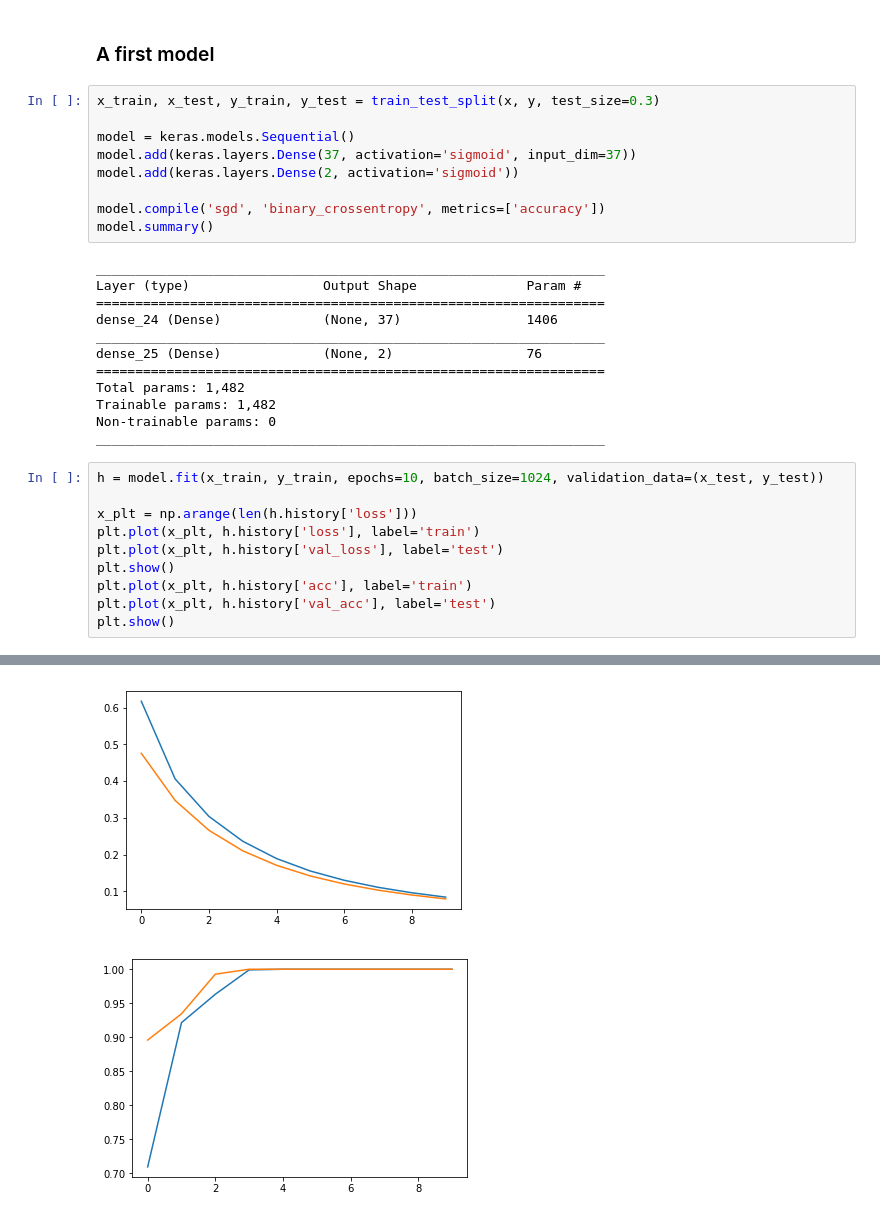
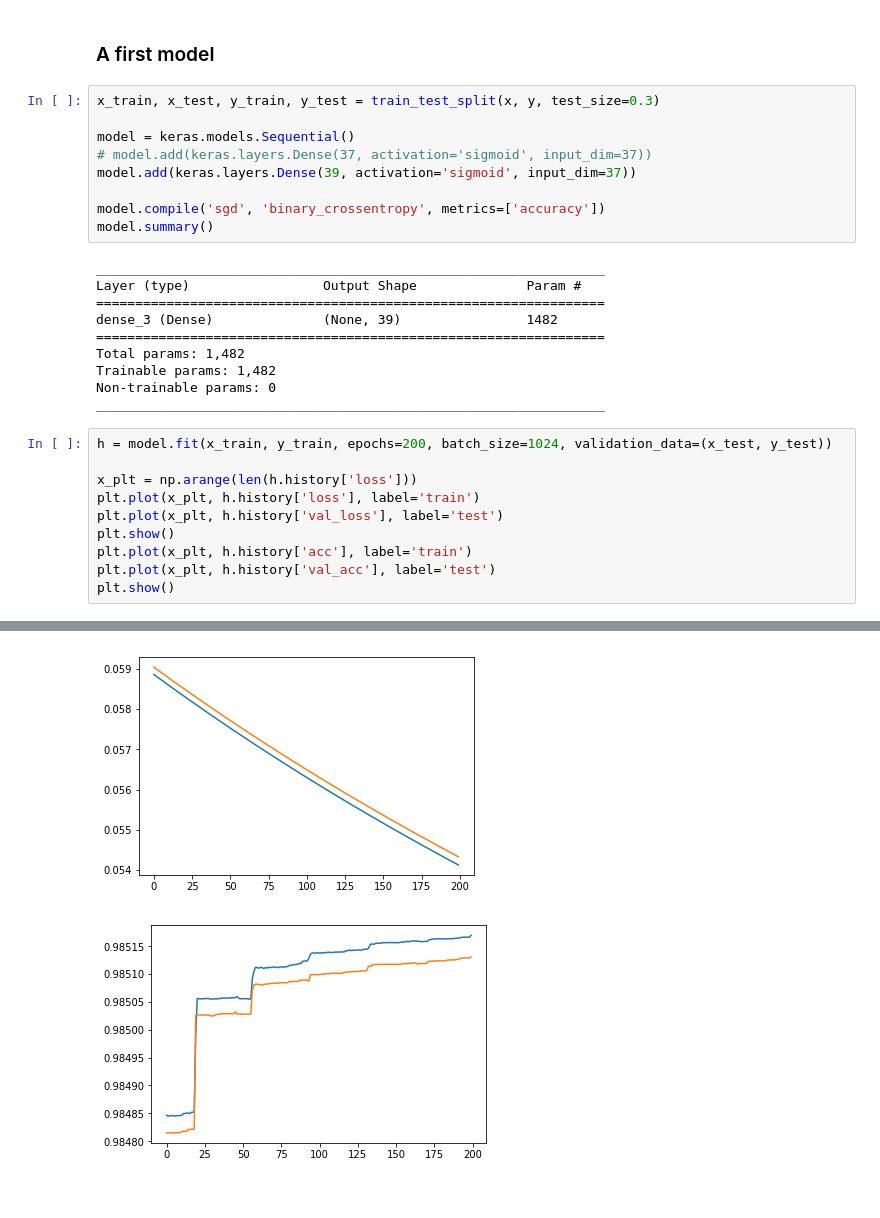
Before and after one commit to LouisGerard/Eisner, a Jupyter notebook: Eisner.ipynb, the cells around one changed output, grey strips where cells are left out. Saved outputs shown, nothing was run; the diff lists cells and outputs as text.

```diff
--- a/Eisner.ipynb
+++ b/Eisner.ipynb
@@ -161,8 +202,8 @@ x.shape, y.shape
 x_train, x_test, y_train, y_test = train_test_split(x, y, test_size=0.3)
 
 model = keras.models.Sequential()
-model.add(keras.layers.Dense(37, activation='sigmoid', input_dim=37))
-model.add(keras.layers.Dense(2, activation='sigmoid'))
+# model.add(keras.layers.Dense(37, activation='sigmoid', input_dim=37))
+model.add(keras.layers.Dense(39, activation='sigmoid', input_dim=37))
 
 model.compile('sgd', 'binary_crossentropy', metrics=['accuracy'])
 model.summary()
@@ -170,16 +211,14 @@ model.summary()
 _________________________________________________________________
 Layer (type)                 Output Shape              Param #
 =================================================================
-dense_24 (Dense)             (None, 37)                1406
-_________________________________________________________________
-dense_25 (Dense)             (None, 2)                 76
+dense_3 (Dense)              (None, 39)                1482
 =================================================================
 Total params: 1,482
 Trainable params: 1,482
 Non-trainable params: 0
 _________________________________________________________________
 # %%
-h = model.fit(x_train, y_train, epochs=10, batch_size=1024, validation_data=(x_test, y_test))
+h = model.fit(x_train, y_train, epochs=200, batch_size=1024, validation_data=(x_test, y_test))
 
 x_plt = np.arange(len(h.history['loss']))
 plt.plot(x_plt, h.history['loss'], label='train')
@@ -209,5 +248,5 @@ Epoch 10/10
-[figure, old version]
+[figure, new version]
-[figure, old version]
+[figure, new version]
 # %%
 dist = 1
 pos1 = np.zeros(18)
```
Also changed, not shown: parts of 18 cells of this notebook.
